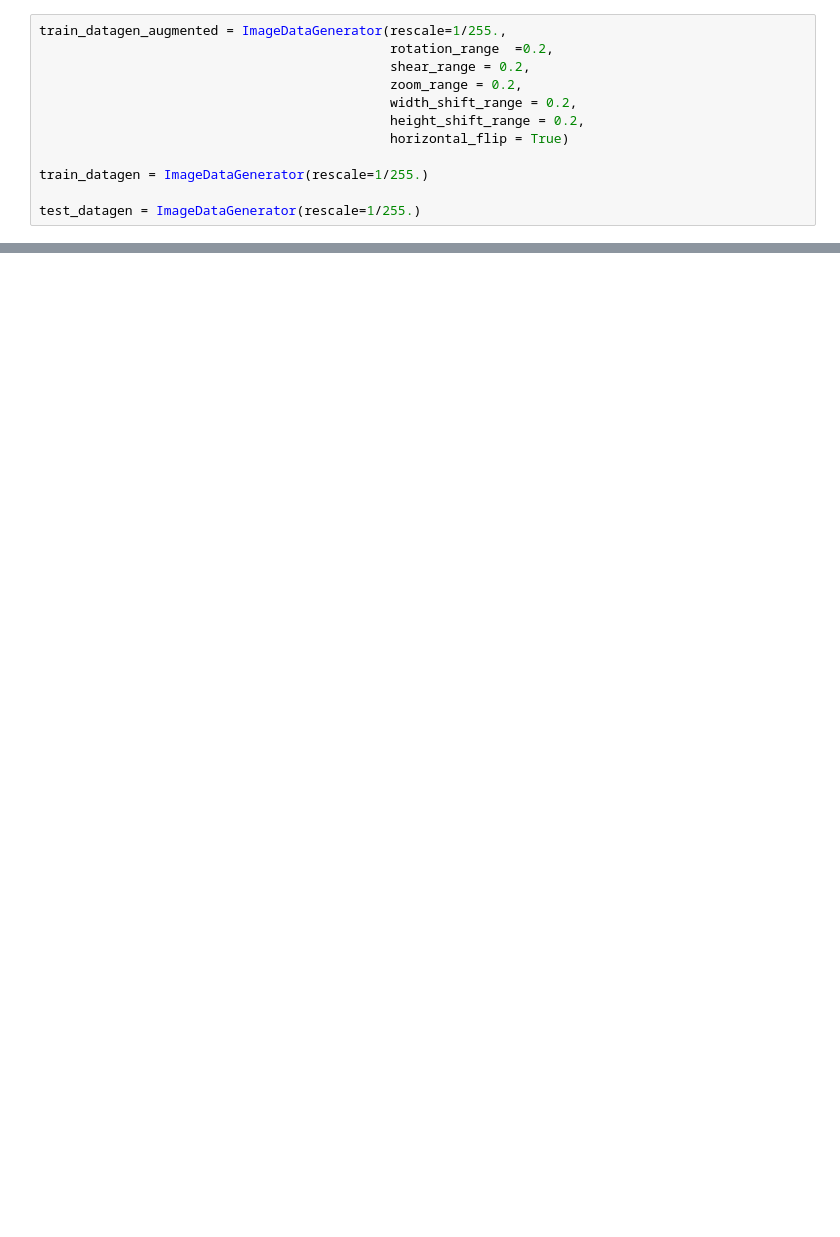
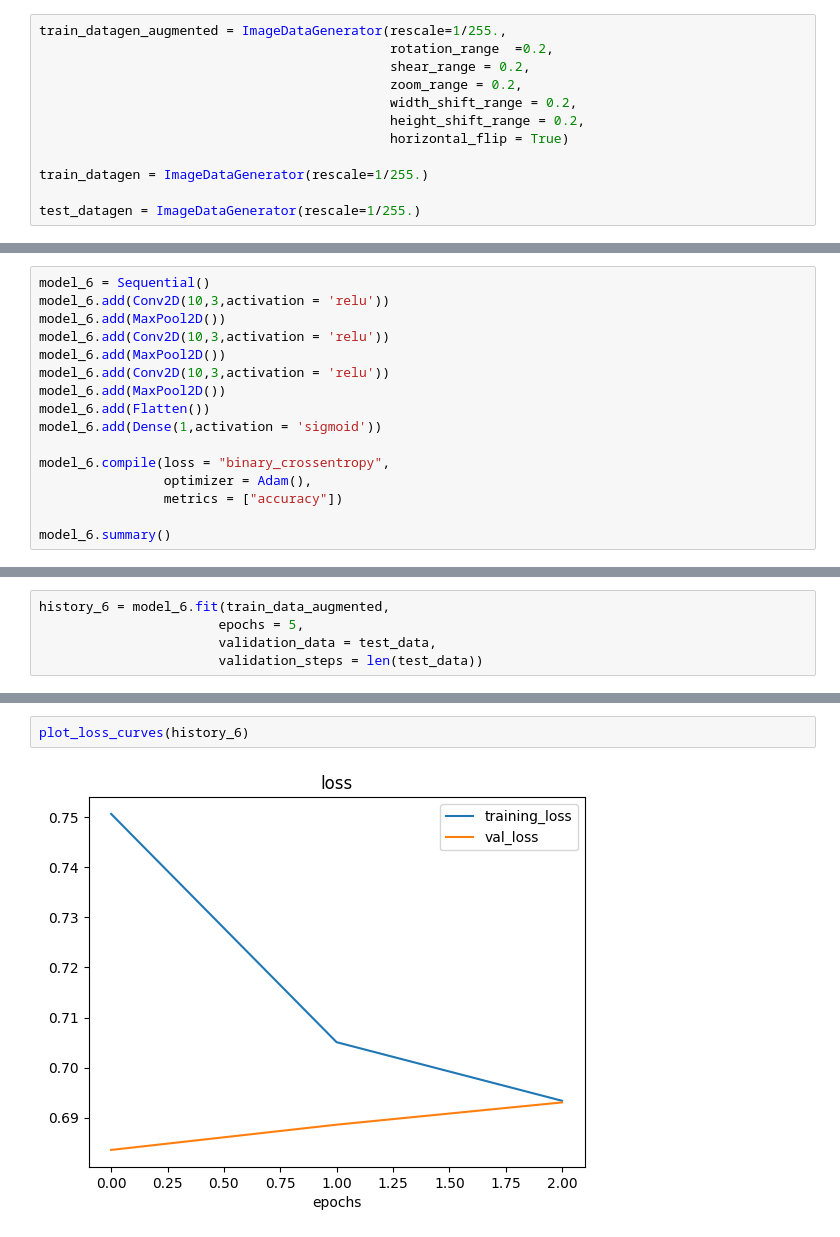
Before and after one commit to sachinthadilshann/TensorFlow_for_Deep_Learning_Bootcamp_Udemy, a Jupyter notebook: 03_convolutional_neural_networks_in_tensorflow.ipynb, the cells around one changed output, grey strips where cells are left out. Cells and saved outputs as stored; diff of their text form; blank space fills up the shorter version.

```diff
--- a/03_convolutional_neural_networks_in_tensorflow.ipynb
+++ b/03_convolutional_neural_networks_in_tensorflow.ipynb
@@ -584,0 +618,16 @@ test_datagen = ImageDataGenerator(rescale=1/255.)
+# %%
+model_6 = Sequential()
+model_6.add(Conv2D(10,3,activation = 'relu'))
+model_6.add(MaxPool2D())
+model_6.add(Conv2D(10,3,activation = 'relu'))
+model_6.add(MaxPool2D())
+model_6.add(Conv2D(10,3,activation = 'relu'))
+model_6.add(MaxPool2D())
+model_6.add(Flatten())
+model_6.add(Dense(1,activation = 'sigmoid'))
+
+model_6.compile(loss = "binary_crossentropy",
+                optimizer = Adam(),
+                metrics = ["accuracy"])
+
+model_6.summary()
@@ -584,0 +658,5 @@ test_datagen = ImageDataGenerator(rescale=1/255.)
+# %%
+history_6 = model_6.fit(train_data_augmented,
+                       epochs = 5,
+                       validation_data = test_data,
+                       validation_steps = len(test_data))
@@ -584,0 +678,4 @@ test_datagen = ImageDataGenerator(rescale=1/255.)
+# %%
+plot_loss_curves(history_6)
+# %% [output]
+[figure, added]
```
Also changed, not shown: parts of 35 cells of this notebook.
